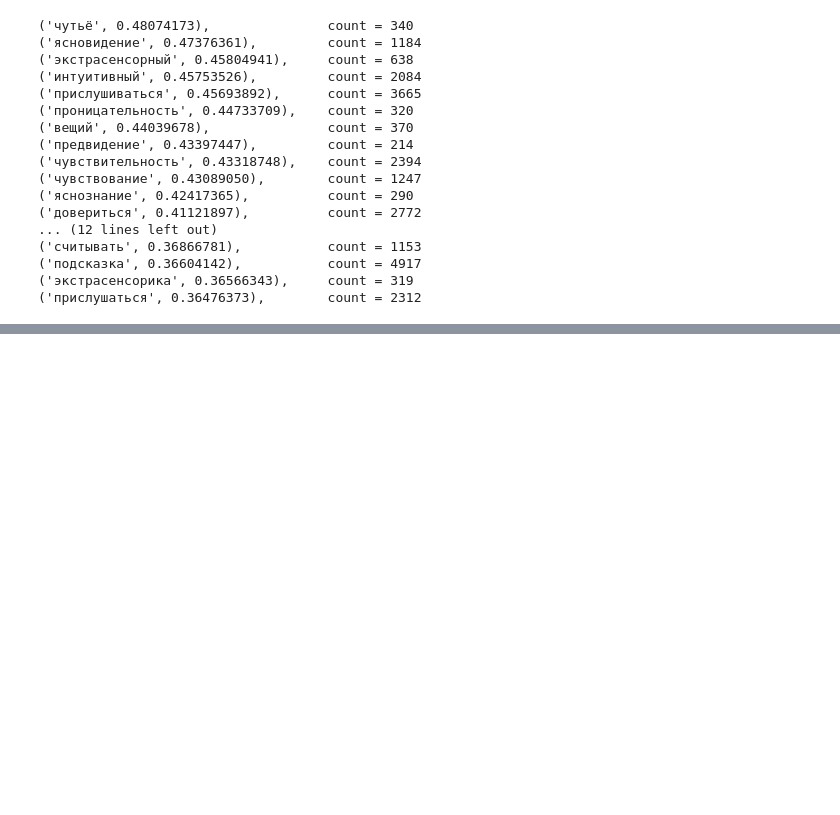
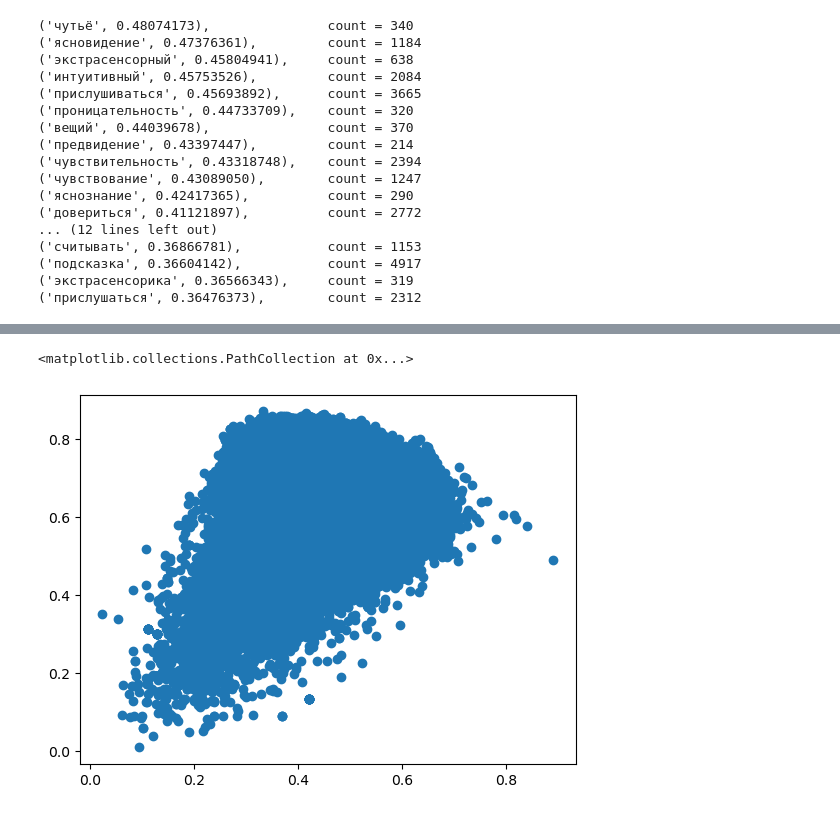
Before and after one commit to Revelia/NLP_analysis_of_russian_social_media, a Jupyter notebook: statistics calculate.ipynb, the cells around one changed output, grey strips where cells are left out. Drawn from its saved outputs; the diff is of its cells as text; code cells hidden in the pictures; blank space fills up the shorter version.

```diff
--- a/statistics calculate.ipynb
+++ b/statistics calculate.ipynb
@@ -35,0 +140,8 @@ most_sim(['интуиция'], 28)
+# %%
+
+li = list(zip(new_age_scores, self_enh_scores))
+
+pyplot.scatter(*zip(*li))
+# %% [output]
+<matplotlib.collections.PathCollection at 0x...>
+[figure, added]
```
Also changed, not shown: parts of 9 cells of this notebook.
